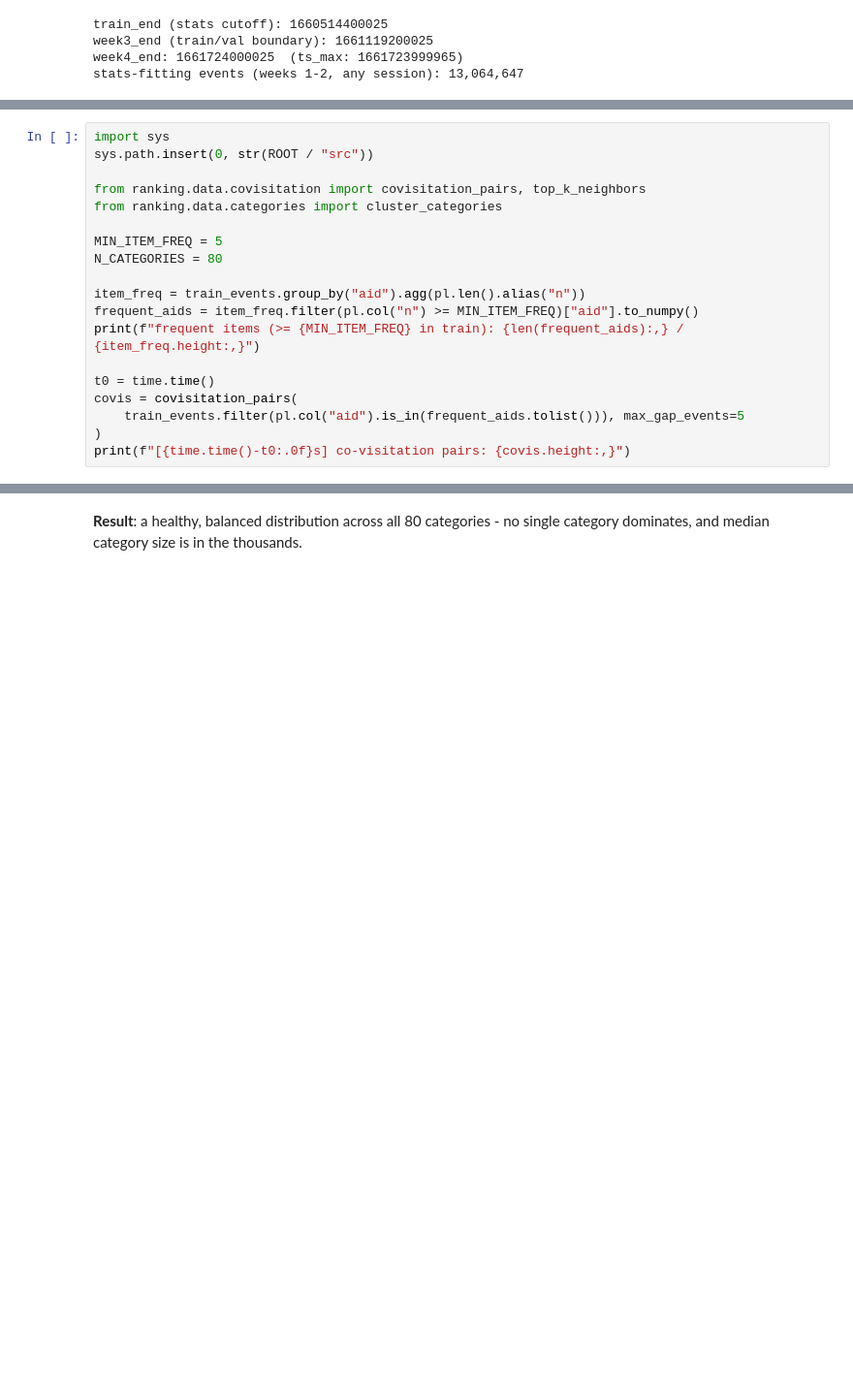
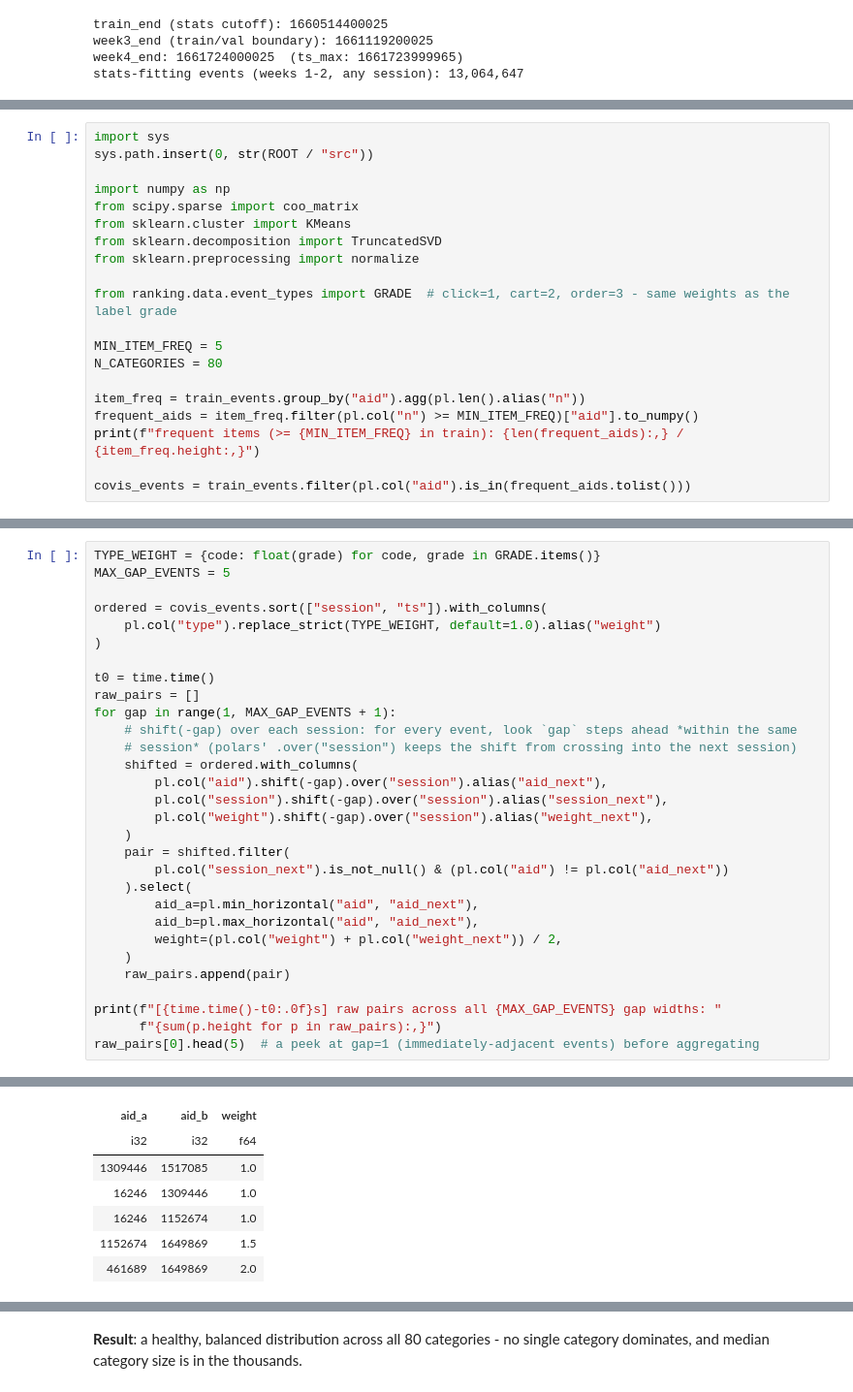
Before and after one commit to shaliqsv/Search_AI_project, a Jupyter notebook: notebooks/01_phase1_dataset_creation.ipynb, the cells around one changed output, grey strips where cells are left out. Shown at 97% size. Drawn from its saved outputs; the diff is of its cells as text; blank space fills up the shorter version.

```diff
--- a/notebooks/01_phase1_dataset_creation.ipynb
+++ b/notebooks/01_phase1_dataset_creation.ipynb
@@ -253,8 +248,13 @@ flag it rather than waiting indefinitely.
 import sys
 sys.path.insert(0, str(ROOT / "src"))
 
-from ranking.data.covisitation import covisitation_pairs, top_k_neighbors
-from ranking.data.categories import cluster_categories
+import numpy as np
+from scipy.sparse import coo_matrix
+from sklearn.cluster import KMeans
+from sklearn.decomposition import TruncatedSVD
+from sklearn.preprocessing import normalize
+
+from ranking.data.event_types import GRADE  # click=1, cart=2, order=3 - same weights as the label grade
 
 MIN_ITEM_FREQ = 5
 N_CATEGORIES = 80
@@ -263,10 +263,6 @@ item_freq = train_events.group_by("aid").agg(pl.len().alias("n"))
 frequent_aids = item_freq.filter(pl.col("n") >= MIN_ITEM_FREQ)["aid"].to_numpy()
 print(f"frequent items (>= {MIN_ITEM_FREQ} in train): {len(frequent_aids):,} / {item_freq.height:,}")
 
-t0 = time.time()
-covis = covisitation_pairs(
-    train_events.filter(pl.col("aid").is_in(frequent_aids.tolist())), max_gap_events=5
-)
-print(f"[{time.time()-t0:.0f}s] co-visitation pairs: {covis.height:,}")
+covis_events = train_events.filter(pl.col("aid").is_in(frequent_aids.tolist()))
 # %% [output]
 frequent items (>= 5 in train): 396,630 / 1,070,425
@@ -273,0 +285,31 @@ frequent items (>= 5 in train): 396,630 / 1,070,425
+# %%
+TYPE_WEIGHT = {code: float(grade) for code, grade in GRADE.items()}
+MAX_GAP_EVENTS = 5
+
+ordered = covis_events.sort(["session", "ts"]).with_columns(
+    pl.col("type").replace_strict(TYPE_WEIGHT, default=1.0).alias("weight")
+)
+
+t0 = time.time()
+raw_pairs = []
+for gap in range(1, MAX_GAP_EVENTS + 1):
+    # shift(-gap) over each session: for every event, look `gap` steps ahead *within the same
+    # session* (polars' .over("session") keeps the shift from crossing into the next session)
+    shifted = ordered.with_columns(
+        pl.col("aid").shift(-gap).over("session").alias("aid_next"),
+        pl.col("session").shift(-gap).over("session").alias("session_next"),
+        pl.col("weight").shift(-gap).over("session").alias("weight_next"),
+    )
+    pair = shifted.filter(
+        pl.col("session_next").is_not_null() & (pl.col("aid") != pl.col("aid_next"))
+    ).select(
+        aid_a=pl.min_horizontal("aid", "aid_next"),
+        aid_b=pl.max_horizontal("aid", "aid_next"),
+        weight=(pl.col("weight") + pl.col("weight_next")) / 2,
+    )
+    raw_pairs.append(pair)
+
+print(f"[{time.time()-t0:.0f}s] raw pairs across all {MAX_GAP_EVENTS} gap widths: "
+      f"{sum(p.height for p in raw_pairs):,}")
+raw_pairs[0].head(5)  # a peek at gap=1 (immediately-adjacent events) before aggregating
+# %% [output]
@@ -273,0 +318,7 @@ frequent items (>= 5 in train): 396,630 / 1,070,425
+| aid_a | aid_b | weight |
+| i32 | i32 | f64 |
+| 1309446 | 1517085 | 1.0 |
+| 16246 | 1309446 | 1.0 |
+| 16246 | 1152674 | 1.0 |
+| 1152674 | 1649869 | 1.5 |
+| 461689 | 1649869 | 2.0 |
```
Also changed, not shown: parts of 15 cells of this notebook.
